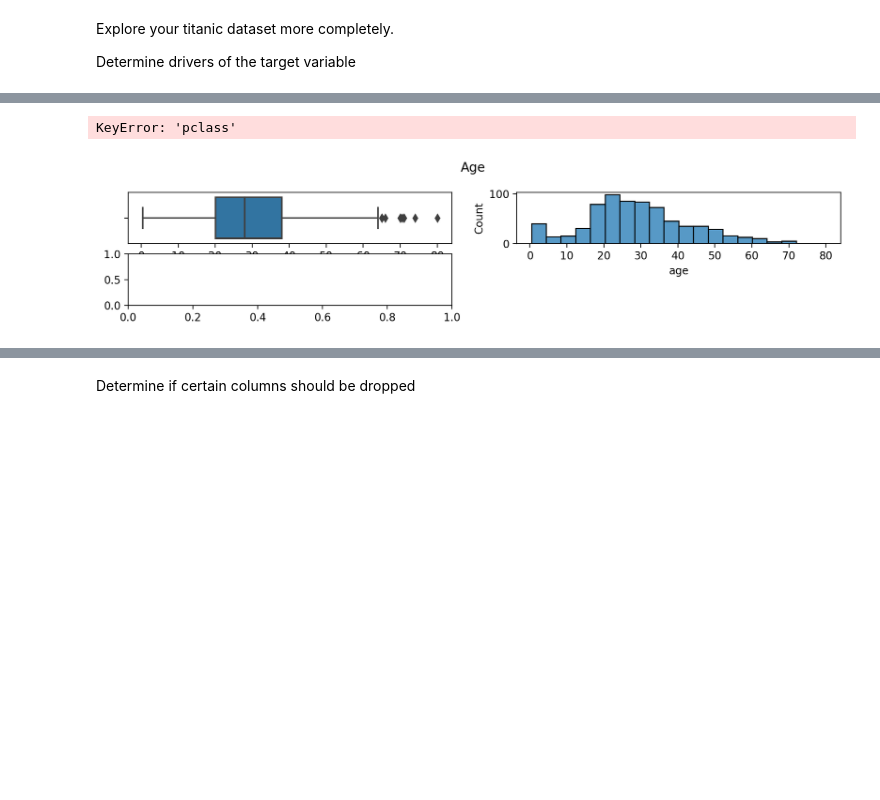
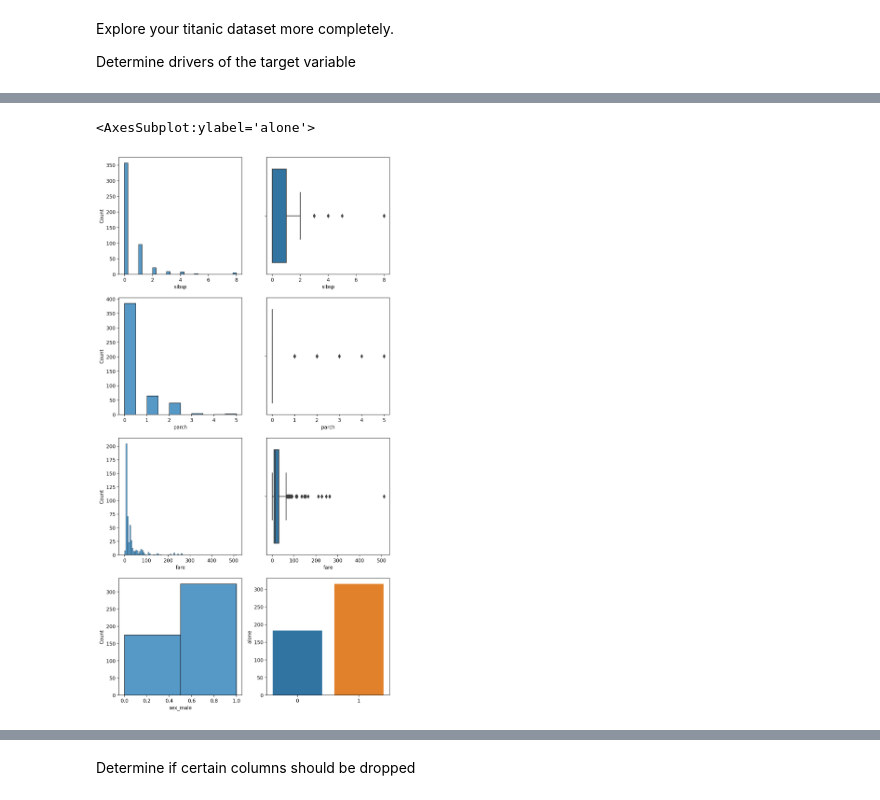
Before and after one commit to Is0metry/classification-exercises, a Jupyter notebook: classification_exercises.ipynb, the cells around one changed output, grey strips where cells are left out. Drawn from its saved outputs; the diff is of its cells as text; code cells hidden in the pictures; blank space fills up the shorter version.

```diff
--- a/classification_exercises.ipynb
+++ b/classification_exercises.ipynb
@@ -482,11 +484,16 @@ memory usage: 28.0 KB
-# %%
-plt.figure(figsize=(12,4))
-plt.suptitle('Age')
-plt.subplot(421)
-sns.boxplot(x=numerics['age'])
-plt.subplot(422)
-sns.histplot(x=numerics['age'])
-plt.subplot(423)
-# %% [output]
-KeyError: 'pclass'
-[figure, removed]
+# %%
+i = 1
+plt.figure(figsize=(10,20))
+for n in numerics:
+    plt.subplot(420 + i)
+    sns.histplot(data=numerics, x=n)
+    plt.subplot(420+i+1)
+    sns.boxplot(data=numerics,x=n)
+    i += 2
+plt.subplot(427)
+sns.histplot(data=train.sex_male,bins=2)
+plt.subplot(428)
+sns.barplot(x=train.alone.unique(), y=train.alone.value_counts())
+# %% [output]
+<AxesSubplot:ylabel='alone'>
+[figure, added]
```
Also changed, not shown: parts of 8 cells of this notebook.
